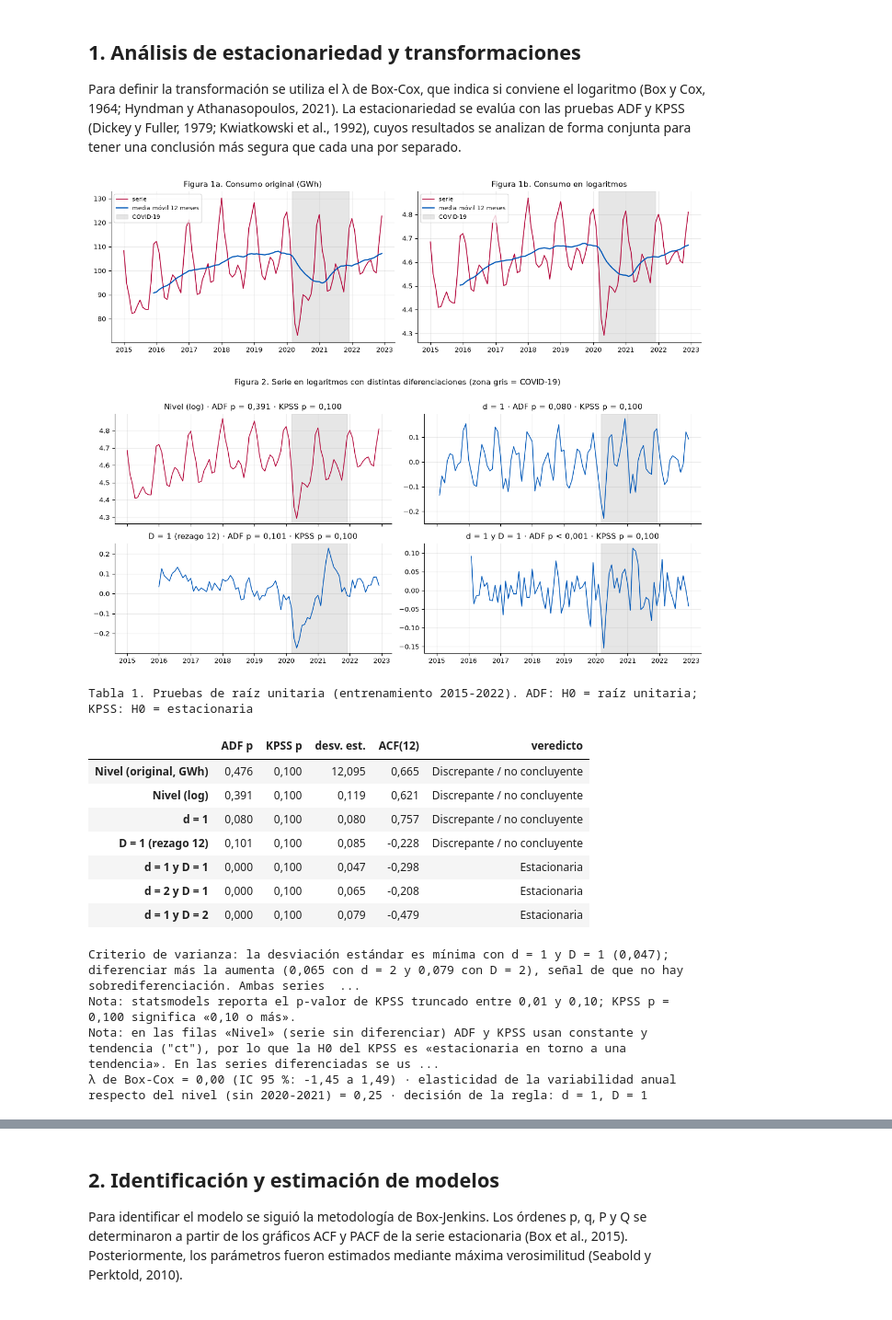
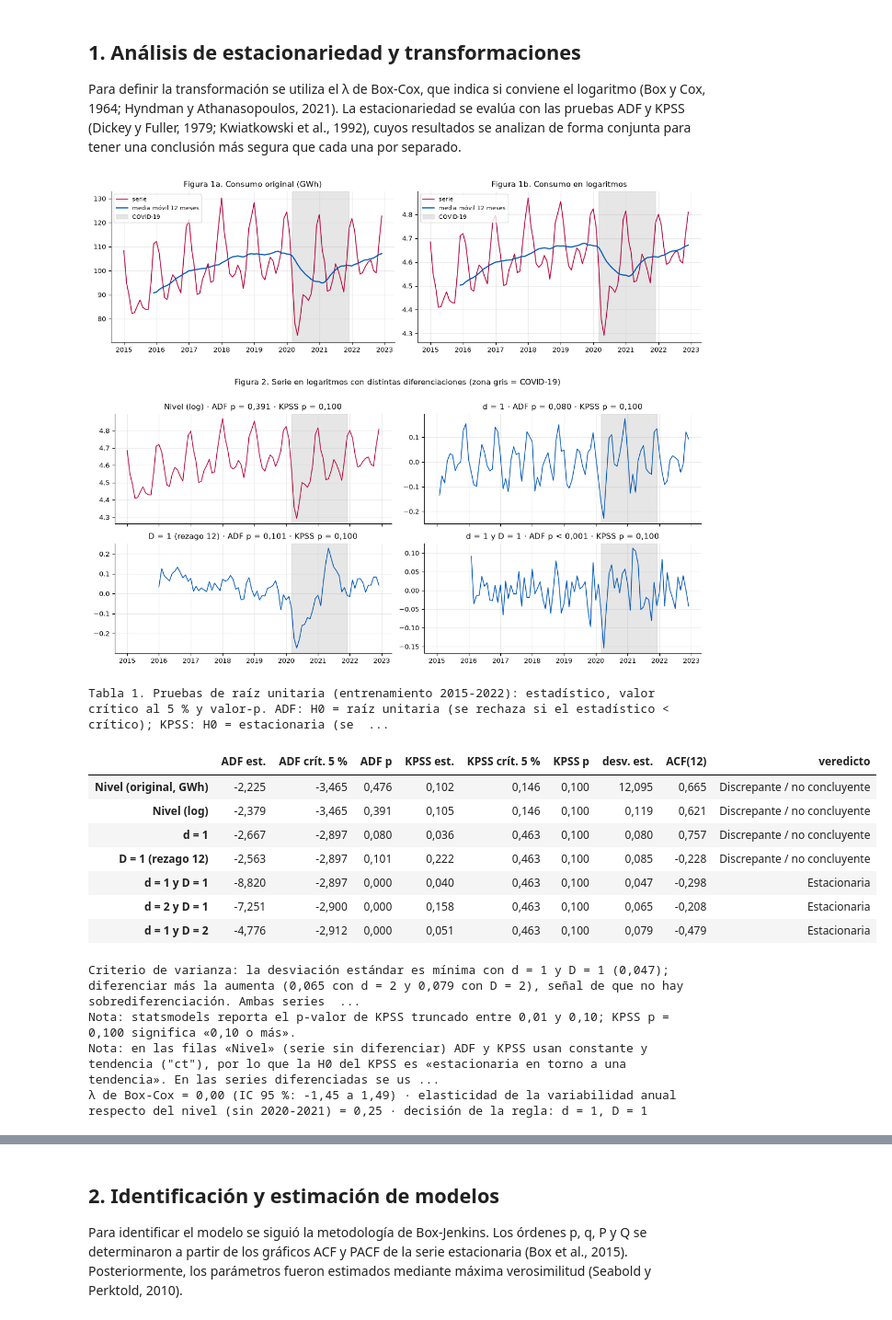
Before and after one commit to robertomoncada-blip/Magister_ciencia_datos, a Jupyter notebook: MCDI505/notebooks/mcdi505_s2rmoncada.ipynb, the cells around one changed output, grey strips where cells are left out. Shown at 92% size. Saved outputs shown, nothing was run; the diff lists cells and outputs as text; code cells hidden in the pictures.

```diff
--- a/MCDI505/notebooks/mcdi505_s2rmoncada.ipynb
+++ b/MCDI505/notebooks/mcdi505_s2rmoncada.ipynb
@@ -102,15 +102,18 @@ elast = float(np.polyfit(np.log(anual["mean"]), np.log(anual["std"]), 1)[0])
 def evaluar(x, reg):
     """ADF + KPSS + dos señales auxiliares (desviación estándar y ACF en el rezago 12)."""
     x = x.dropna()
-    a_est, a_p = adfuller(x, regression=reg, autolag="AIC")[:2]
-    k_est, k_p = kpss(x, regression=reg, nlags="auto")[:2]
+    adf_r = adfuller(x, regression=reg, autolag="AIC")       # (estadístico, p, rezagos, n, críticos, ...)
+    kpss_r = kpss(x, regression=reg, nlags="auto")             # (estadístico, p, rezagos, críticos)
+    a_est, a_p, k_est, k_p = adf_r[0], adf_r[1], kpss_r[0], kpss_r[1]
     if a_p < 0.05 and k_p >= 0.05:
         ver = "Estacionaria"
     elif a_p >= 0.05 and k_p < 0.05:
         ver = "No estacionaria"
     else:
         ver = "Discrepante / no concluyente"
-    return {"ADF p": a_p, "KPSS p": k_p, "desv. est.": float(x.std()),
+    # ADF rechaza la raíz unitaria si su estadístico es MENOR que el crítico; KPSS rechaza la estacionariedad si es MAYOR
+    return {"ADF est.": a_est, "ADF crít. 5 %": adf_r[4]["5%"], "ADF p": a_p,
+            "KPSS est.": k_est, "KPSS crít. 5 %": kpss_r[3]["5%"], "KPSS p": k_p, "desv. est.": float(x.std()),
             "ACF(12)": float(acf(x, nlags=S)[S]), "veredicto": ver}
 
 opciones = {(0, 0): ly_train, (1, 0): ly_train.diff(), (0, 1): ly_train.diff(S), (1, 1): ly_train.diff().diff(S)}
@@ -136,44 +139,46 @@ for ax, serie, tit in zip(axes, [y_train, ly_train], ["Figura 1a. Consumo origin
     ax.plot(serie.rolling(12).mean(), color=AZUL, lw=1.6, label="media móvil 12 meses")
     ax.axvspan(pd.Timestamp("2020-03-01"), pd.Timestamp("2021-12-01"), color=GRIS, alpha=0.25, label="COVID-19")
     ax.set_title(tit); ax.legend(fontsize=8, loc="upper left")
 plt.tight_layout(); plt.show()
 
 # ---- Figura 2: series con las distintas diferenciaciones ----
 fig, axes = plt.subplots(2, 2, figsize=(12, 5.6), sharex=True)
 for ax, (k, serie) in zip(axes.ravel(), opciones.items()):
     ax.plot(serie.dropna(), color=ROJO if k == (0, 0) else AZUL, lw=1.1)
     ax.axvspan(pd.Timestamp("2020-03-01"), pd.Timestamp("2021-12-01"), color=GRIS, alpha=0.25)
     ax.set_title(f"{nombres[k]} · ADF {pp(pruebas[k]['ADF p'])} · KPSS {pp(pruebas[k]['KPSS p'])}")
 fig.suptitle("Figura 2. Serie en logaritmos con distintas diferenciaciones (zona gris = COVID-19)", y=1.01, fontsize=11)
 plt.tight_layout(); plt.show()
 
 # ---- Tabla 1 ----
 tab1 = pd.DataFrame({"Nivel (original, GWh)": ref_orig, **{nombres[k]: v for k, v in pruebas.items()}, **pruebas_extra}).T
-tab1[["ADF p", "KPSS p", "desv. est.", "ACF(12)"]] = tab1[["ADF p", "KPSS p", "desv. est.", "ACF(12)"]].astype(float).round(3)
-print("Tabla 1. Pruebas de raíz unitaria (entrenamiento 2015-2022). ADF: H0 = raíz unitaria; KPSS: H0 = estacionaria")
+num1 = ["ADF est.", "ADF crít. 5 %", "ADF p", "KPSS est.", "KPSS crít. 5 %", "KPSS p", "desv. est.", "ACF(12)"]
+tab1[num1] = tab1[num1].astype(float).round(3)
+print("Tabla 1. Pruebas de raíz unitaria (entrenamiento 2015-2022): estadístico, valor crítico al 5 % y valor-p. "
+      "ADF: H0 = raíz unitaria (se rechaza si el estadístico < crítico); KPSS: H0 = estacionaria (se rechaza si el estadístico > crítico)")
 display(tab1)
 sd_sel, sd_d2, sd_D2 = pruebas[(d_sel, D_sel)]["desv. est."], pruebas_extra["d = 2 y D = 1"]["desv. est."], pruebas_extra["d = 1 y D = 2"]["desv. est."]
 adf_extra = [pruebas_extra[k]["ADF p"] for k in pruebas_extra]
 print(f"Criterio de varianza: la desviación estándar es mínima con d = {d_sel} y D = {D_sel} ({c(sd_sel, 3)}); diferenciar más la aumenta "
       f"({c(sd_d2, 3)} con d = 2 y {c(sd_D2, 3)} con D = 2), señal de que no hay sobrediferenciación."
       + (f" Ambas series sobrediferenciadas igual pasan ADF ({pp(adf_extra[0])} y {pp(adf_extra[1])}), por lo que esa prueba sola no detecta el exceso."
          if max(adf_extra) < 0.05 else ""))
 print("Nota: statsmodels reporta el p-valor de KPSS truncado entre 0,01 y 0,10; KPSS p = 0,100 significa «0,10 o más».")
 print("Nota: en las filas «Nivel» (serie sin diferenciar) ADF y KPSS usan constante y tendencia (\"ct\"), por lo que la H0 del KPSS es «estacionaria en torno "
       "a una tendencia». En las series diferenciadas se usa solo constante (\"c\") y la H0 del KPSS es «estacionaria en torno a una constante».")
 print(f"λ de Box-Cox = {c(lam)} (IC 95 %: {c(lam_ic[0])} a {c(lam_ic[1])}) · elasticidad de la variabilidad anual respecto del nivel (sin 2020-2021) = {c(elast)} · decisión de la regla: d = {d_sel}, D = {D_sel}")
 # %% [output]
 [figure]
 [figure]
-Tabla 1. Pruebas de raíz unitaria (entrenamiento 2015-2022). ADF: H0 = raíz unitaria; KPSS: H0 = estacionaria
+Tabla 1. Pruebas de raíz unitaria (entrenamiento 2015-2022): estadístico, valor crítico al 5 % y valor-p. ADF: H0 = raíz unitaria (se rechaza si el estadístico < crítico); KPSS: H0 = estacionaria (se  ...
-|  | ADF p | KPSS p | desv. est. | ACF(12) | veredicto |
-| Nivel (original, GWh) | 0,476 | 0,100 | 12,095 | 0,665 | Discrepante / no concluyente |
-| Nivel (log) | 0,391 | 0,100 | 0,119 | 0,621 | Discrepante / no concluyente |
-| d = 1 | 0,080 | 0,100 | 0,080 | 0,757 | Discrepante / no concluyente |
-| D = 1 (rezago 12) | 0,101 | 0,100 | 0,085 | -0,228 | Discrepante / no concluyente |
-| d = 1 y D = 1 | 0,000 | 0,100 | 0,047 | -0,298 | Estacionaria |
-| d = 2 y D = 1 | 0,000 | 0,100 | 0,065 | -0,208 | Estacionaria |
-| d = 1 y D = 2 | 0,000 | 0,100 | 0,079 | -0,479 | Estacionaria |
+|  | ADF est. | ADF crít. 5 % | ADF p | KPSS est. | KPSS crít. 5 % | KPSS p | desv. est. | ACF(12) | veredicto |
+| Nivel (original, GWh) | -2,225 | -3,465 | 0,476 | 0,102 | 0,146 | 0,100 | 12,095 | 0,665 | Discrepante / no concluyente |
+| Nivel (log) | -2,379 | -3,465 | 0,391 | 0,105 | 0,146 | 0,100 | 0,119 | 0,621 | Discrepante / no concluyente |
+| d = 1 | -2,667 | -2,897 | 0,080 | 0,036 | 0,463 | 0,100 | 0,080 | 0,757 | Discrepante / no concluyente |
+| D = 1 (rezago 12) | -2,563 | -2,897 | 0,101 | 0,222 | 0,463 | 0,100 | 0,085 | -0,228 | Discrepante / no concluyente |
+| d = 1 y D = 1 | -8,820 | -2,897 | 0,000 | 0,040 | 0,463 | 0,100 | 0,047 | -0,298 | Estacionaria |
+| d = 2 y D = 1 | -7,251 | -2,900 | 0,000 | 0,158 | 0,463 | 0,100 | 0,065 | -0,208 | Estacionaria |
+| d = 1 y D = 2 | -4,776 | -2,912 | 0,000 | 0,051 | 0,463 | 0,100 | 0,079 | -0,479 | Estacionaria |
 Criterio de varianza: la desviación estándar es mínima con d = 1 y D = 1 (0,047); diferenciar más la aumenta (0,065 con d = 2 y 0,079 con D = 2), señal de que no hay sobrediferenciación. Ambas series  ...
 Nota: statsmodels reporta el p-valor de KPSS truncado entre 0,01 y 0,10; KPSS p = 0,100 significa «0,10 o más».
 Nota: en las filas «Nivel» (serie sin diferenciar) ADF y KPSS usan constante y tendencia ("ct"), por lo que la H0 del KPSS es «estacionaria en torno a una tendencia». En las series diferenciadas se us ...
```
Also changed, not shown: parts of 8 cells of this notebook, 2 other files.
